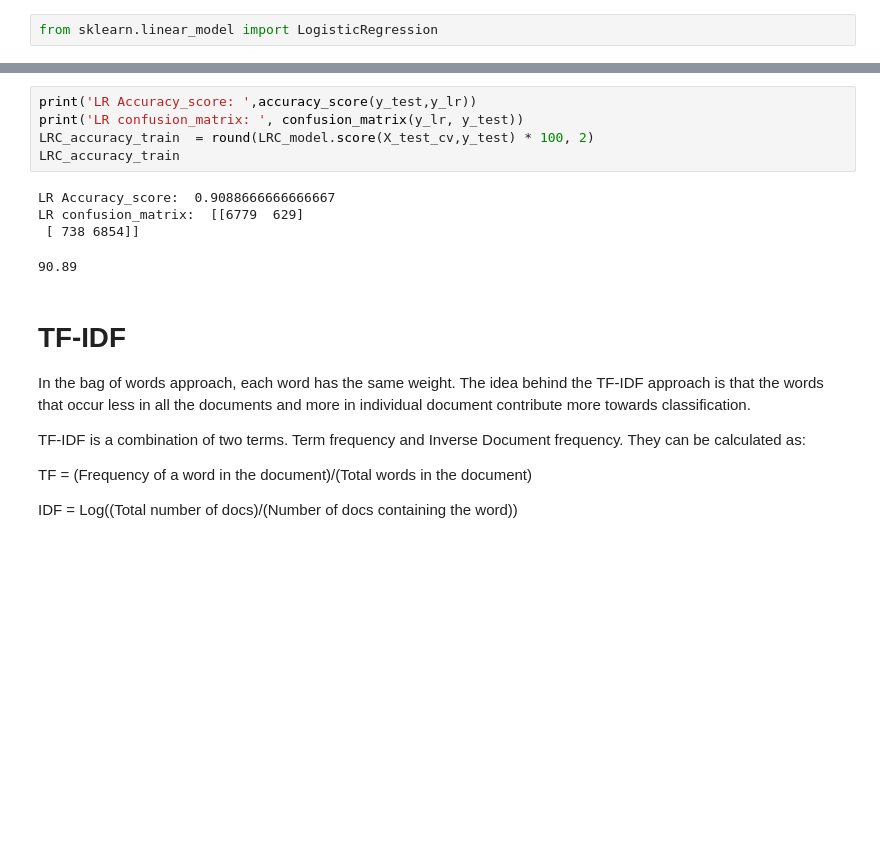
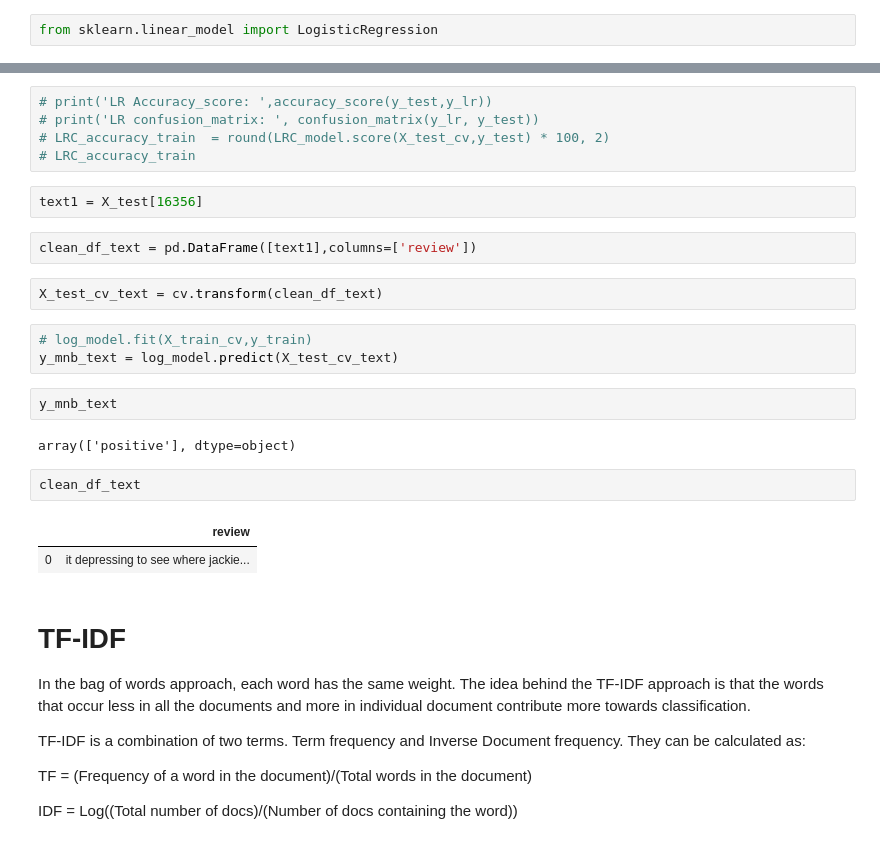
Before and after one commit to aidenerdogan/Data-Science-and-Machine-Learning-Tutorial, a Jupyter notebook: NLP/project/sentiment analysis/imdb_MNNaiveBayes_sentiment_analysis-Copy2.ipynb, the cells around one changed output, grey strips where cells are left out. Saved outputs shown, nothing was run; the diff lists cells and outputs as text; blank space fills up the shorter version.

```diff
--- a/NLP/project/sentiment analysis/imdb_MNNaiveBayes_sentiment_analysis-Copy2.ipynb
+++ b/NLP/project/sentiment analysis/imdb_MNNaiveBayes_sentiment_analysis-Copy2.ipynb
@@ -447,13 +479,26 @@ Wall time: 32.6 s
 # %%
-print('LR Accuracy_score: ',accuracy_score(y_test,y_lr))
-print('LR confusion_matrix: ', confusion_matrix(y_lr, y_test))
-LRC_accuracy_train  = round(LRC_model.score(X_test_cv,y_test) * 100, 2)
-LRC_accuracy_train
+# print('LR Accuracy_score: ',accuracy_score(y_test,y_lr))
+# print('LR confusion_matrix: ', confusion_matrix(y_lr, y_test))
+# LRC_accuracy_train  = round(LRC_model.score(X_test_cv,y_test) * 100, 2)
+# LRC_accuracy_train
-# %% [output]
-LR Accuracy_score:  0.9088666666666667
-LR confusion_matrix:  [[6779  629]
- [ 738 6854]]
-90.89
+# %%
+text1 = X_test[16356]
+# %%
+clean_df_text = pd.DataFrame([text1],columns=['review'])
+# %%
+X_test_cv_text = cv.transform(clean_df_text)
+# %%
+# log_model.fit(X_train_cv,y_train)
+y_mnb_text = log_model.predict(X_test_cv_text)
+# %%
+y_mnb_text
+# %% [output]
+array(['positive'], dtype=object)
+# %%
+clean_df_text
+# %% [output]
+|  | review |
+| 0 | it depressing to see where jackie... |
 # %% [markdown]
 # TF-IDF
 
```
Also changed, not shown: parts of 10 cells of this notebook, 3 other files.
